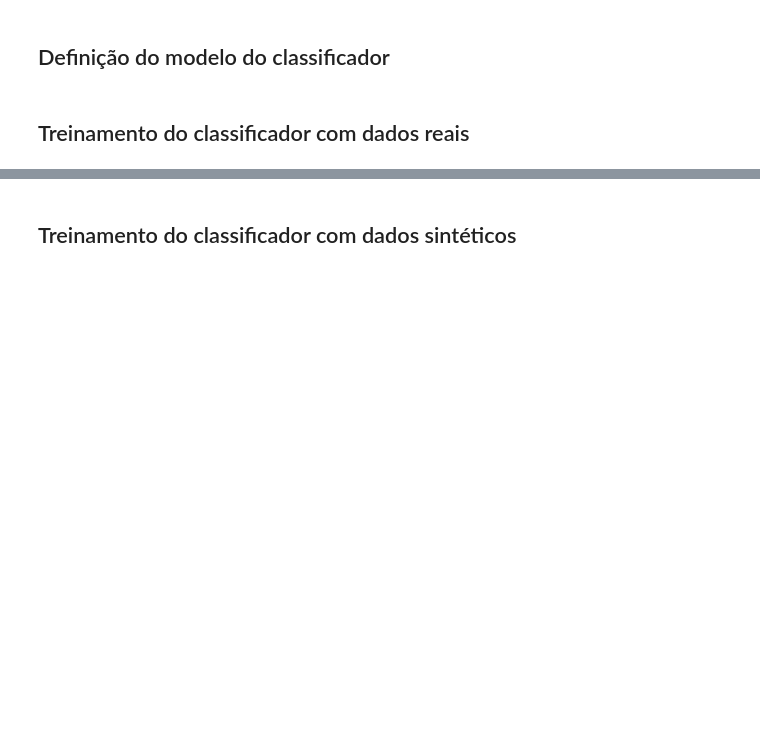
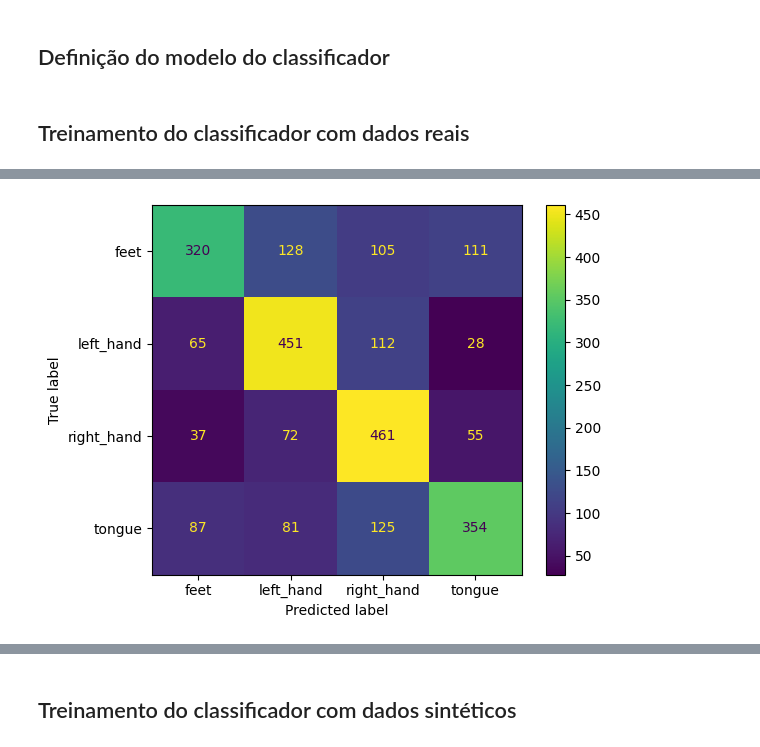
Before and after one commit to teaching-FEEC/dgm-2023.2, a Jupyter notebook: projetos/EEGen/notebooks/DCGAN.ipynb, the cells around one changed output, grey strips where cells are left out. Cells and saved outputs as stored; diff of their text form; code cells hidden in the pictures; blank space fills up the shorter version.

```diff
--- a/projetos/EEGen/notebooks/DCGAN.ipynb
+++ b/projetos/EEGen/notebooks/DCGAN.ipynb
@@ -584,3 +753,23 @@ Mean Accuracy: 59.38%
+# %%
+import matplotlib.pyplot as plt
+from sklearn.metrics import ConfusionMatrixDisplay, confusion_matrix
+
+trtr = real_clf.predict(real_evalset)
+
+conf_matrix = confusion_matrix(
+    y_true=[y for _,y in real_evalset],
+    y_pred=trtr,
+    labels=list([0, 1, 2, 3]),
+)
+
+disp = ConfusionMatrixDisplay(
+    confusion_matrix=conf_matrix,
+    display_labels=list(["feet", "left_hand", "right_hand", "tongue"])
+)
+disp.plot()
+plt.show();
+# %% [output]
+[figure, added]
 # %%
 print(f"Mean Accuracy: {np.mean(real_clf.predict(fake_evalset) == [y for X,y in fake_evalset])*100:.2f}%")
 # %% [output]
```
Also changed, not shown: parts of 23 cells of this notebook, 9 other files.
